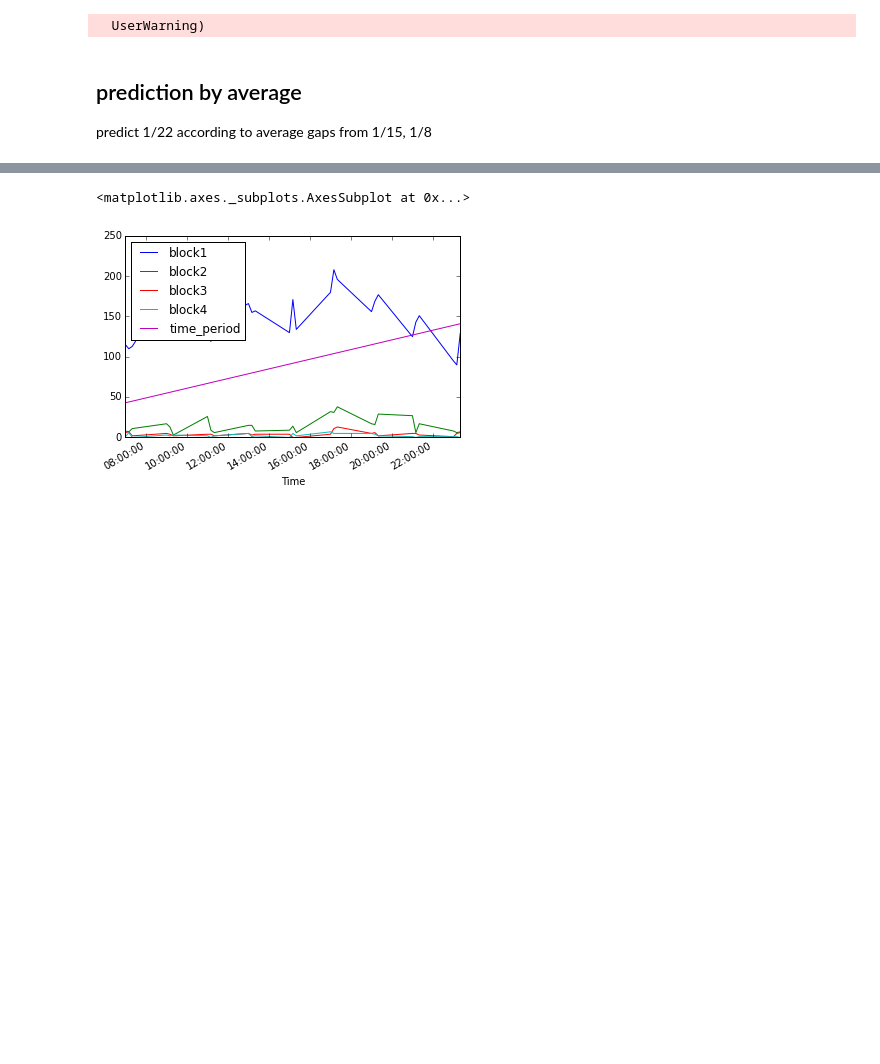
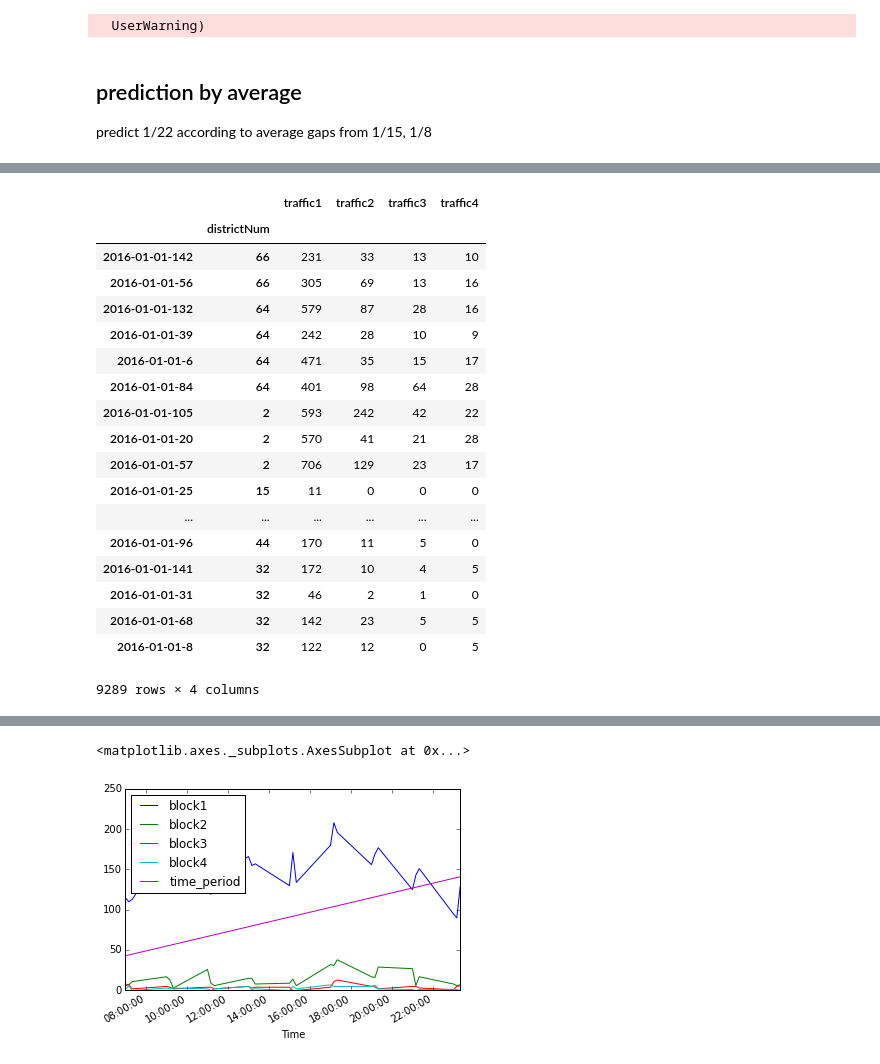
Before and after one commit to kuanliang/traffic_gap, a Jupyter notebook: didi_script_tests.ipynb, the cells around one changed output, grey strips where cells are left out. Saved outputs shown, nothing was run; the diff lists cells and outputs as text; code cells hidden in the pictures; blank space fills up the shorter version.

```diff
--- a/didi_script_tests.ipynb
+++ b/didi_script_tests.ipynb
@@ -283,0 +263,2 @@ def create_matrix():
+# %%
+df4 = df1.set_index('districtNum', append=True)
@@ -283,0 +289,22 @@ def create_matrix():
+# %%
+df4
+# %% [output]
+|  |  | traffic1 | traffic2 | traffic3 | traffic4 |
+|  | districtNum |  |  |  |  |
+| 2016-01-01-142 | 66 | 231 | 33 | 13 | 10 |
+| 2016-01-01-56 | 66 | 305 | 69 | 13 | 16 |
+| 2016-01-01-132 | 64 | 579 | 87 | 28 | 16 |
+| 2016-01-01-39 | 64 | 242 | 28 | 10 | 9 |
+| 2016-01-01-6 | 64 | 471 | 35 | 15 | 17 |
+| 2016-01-01-84 | 64 | 401 | 98 | 64 | 28 |
+| 2016-01-01-105 | 2 | 593 | 242 | 42 | 22 |
+| 2016-01-01-20 | 2 | 570 | 41 | 21 | 28 |
+| 2016-01-01-57 | 2 | 706 | 129 | 23 | 17 |
+| 2016-01-01-25 | 15 | 11 | 0 | 0 | 0 |
+| ... | ... | ... | ... | ... | ... |
+| 2016-01-01-96 | 44 | 170 | 11 | 5 | 0 |
+| 2016-01-01-141 | 32 | 172 | 10 | 4 | 5 |
+| 2016-01-01-31 | 32 | 46 | 2 | 1 | 0 |
+| 2016-01-01-68 | 32 | 142 | 23 | 5 | 5 |
+| 2016-01-01-8 | 32 | 122 | 12 | 0 | 5 |
+9289 rows × 4 columns
```
Also changed, not shown: parts of 37 cells of this notebook, 1 other file.
